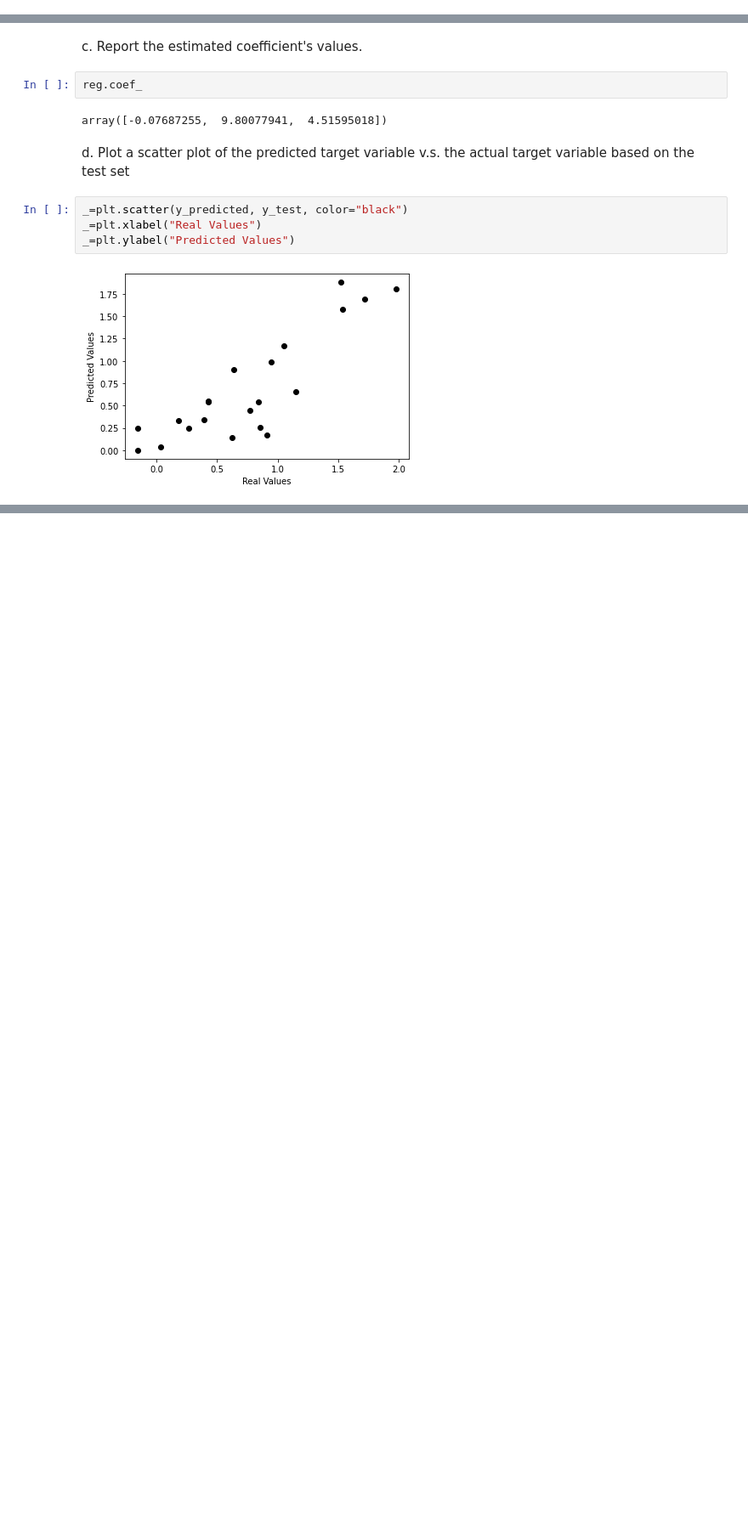
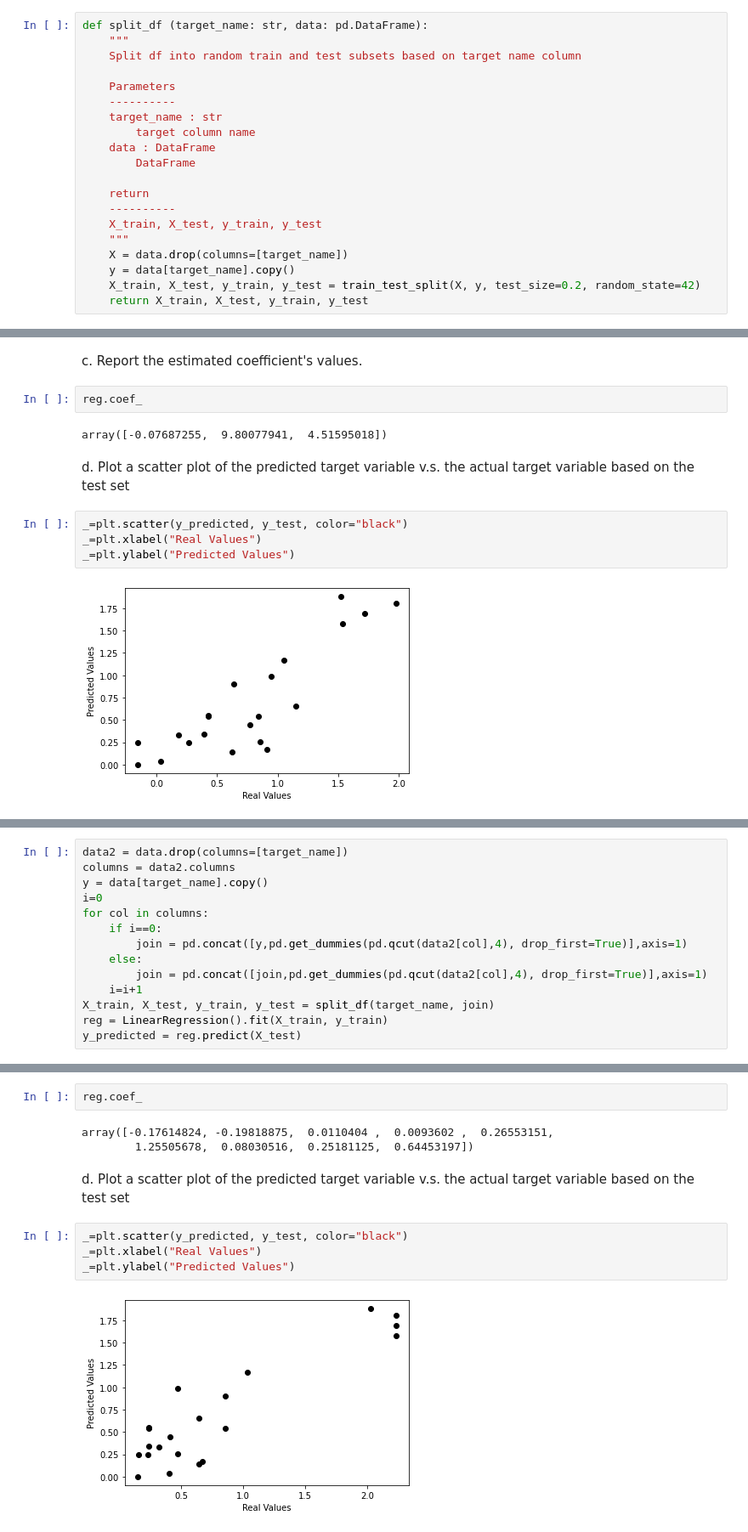
Before and after one commit to LiorSukman/machine-learning-for-ns-hw-repo, a Jupyter notebook: HW2/HW2 Q1+2.ipynb, the cells around one changed output, grey strips where cells are left out. Shown at 85% size. Cells and saved outputs as stored; diff of their text form; blank space fills up the shorter version.

```diff
--- a/HW2/HW2 Q1.ipynb
+++ b/HW2/HW2 Q1+2.ipynb
@@ -92,5 +94,25 @@ data
 # %% [markdown]
 a. Train a Linear Regression model which predicts "Visc" from "BMI", "Waist circumference"
 and WHtR ("Waist circumference"/"Height_value-1").
+# %%
+def split_df (target_name: str, data: pd.DataFrame):
+    """
+    Split df into random train and test subsets based on target name column
+
+    Parameters
+    ----------
+    target_name : str
+        target column name
+    data : DataFrame
+        DataFrame
+
+    return
+    ----------
+    X_train, X_test, y_train, y_test
+    """
+    X = data.drop(columns=[target_name])
+    y = data[target_name].copy()
+    X_train, X_test, y_train, y_test = train_test_split(X, y, test_size=0.2, random_state=42)
+    return X_train, X_test, y_train, y_test
 # %%
 target_name = "Visc"
@@ -123,0 +148,14 @@ _=plt.ylabel("Predicted Values")
+# %%
+data2 = data.drop(columns=[target_name])
+columns = data2.columns
+y = data[target_name].copy()
+i=0
+for col in columns:
+    if i==0:
+        join = pd.concat([y,pd.get_dummies(pd.qcut(data2[col],4), drop_first=True)],axis=1)
+    else:
+        join = pd.concat([join,pd.get_dummies(pd.qcut(data2[col],4), drop_first=True)],axis=1)
+    i=i+1
+X_train, X_test, y_train, y_test = split_df(target_name, join)
+reg = LinearRegression().fit(X_train, y_train)
+y_predicted = reg.predict(X_test)
@@ -123,0 +171,13 @@ _=plt.ylabel("Predicted Values")
+# %%
+reg.coef_
+# %% [output]
+array([-0.17614824, -0.19818875,  0.0110404 ,  0.0093602 ,  0.26553151,
+        1.25505678,  0.08030516,  0.25181125,  0.64453197])
+# %% [markdown]
+d. Plot a scatter plot of the predicted target variable v.s. the actual target variable based on the test set
+# %%
+_=plt.scatter(y_predicted, y_test, color="black")
+_=plt.xlabel("Real Values")
+_=plt.ylabel("Predicted Values")
+# %% [output]
+[figure, added]
```
Also changed, not shown: parts of 9 cells of this notebook.
